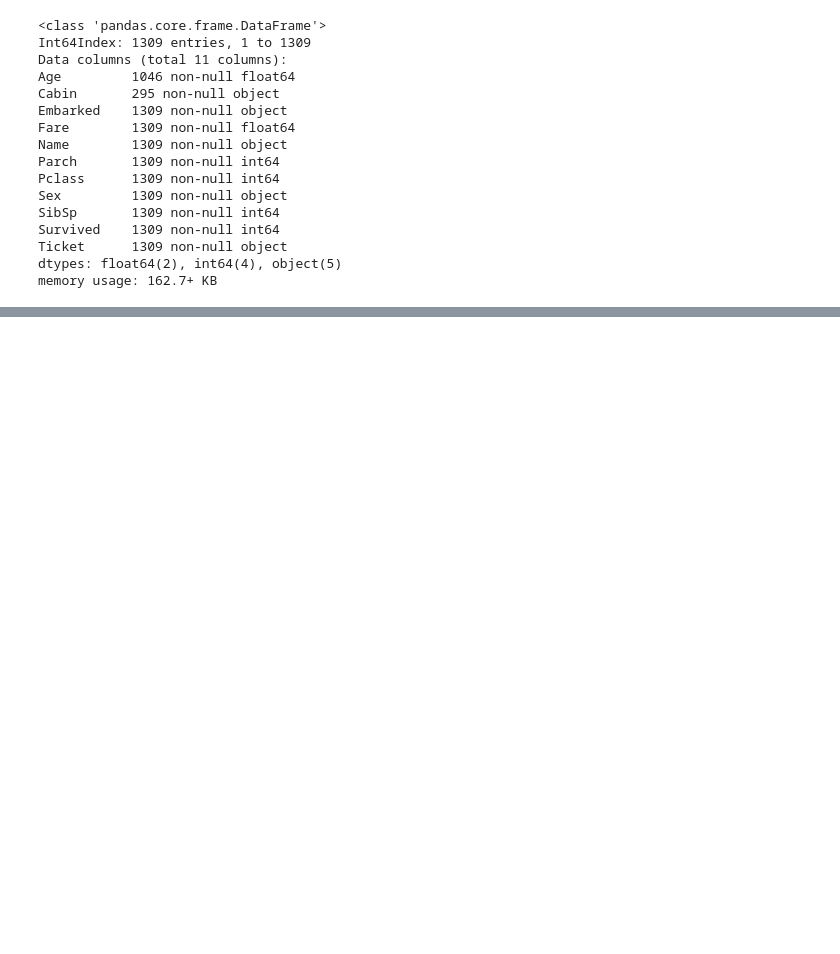
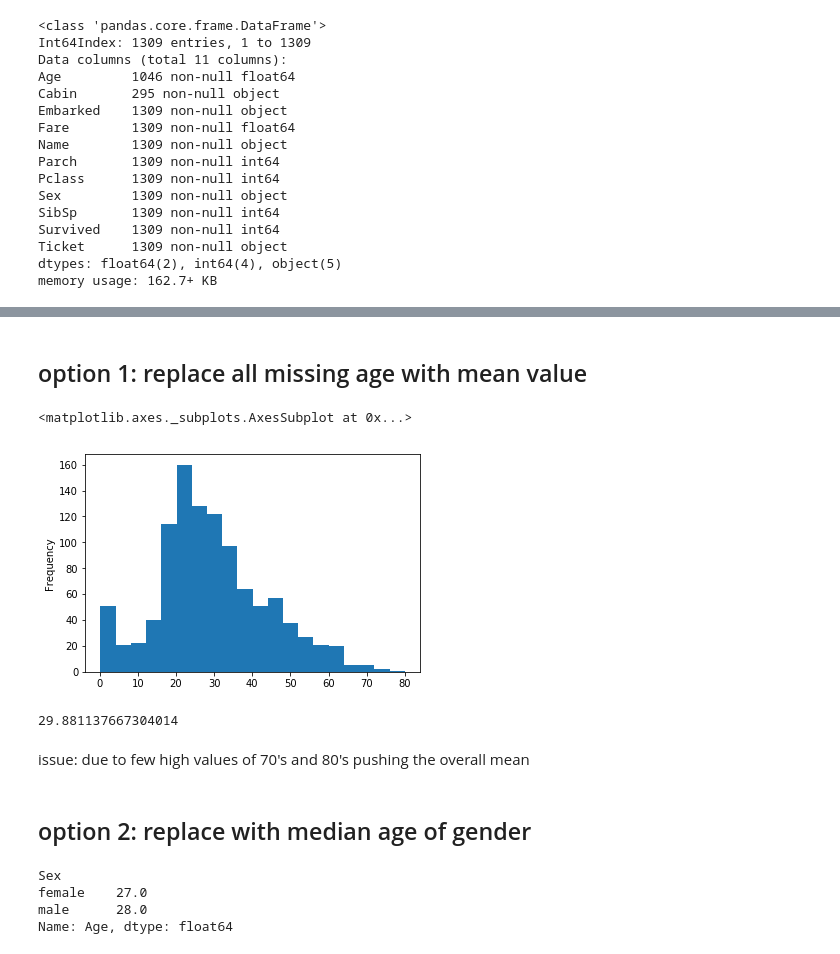
Before and after one commit to alabetskiy/Titanic, a Jupyter notebook: notebooks/2.0-ak-exploring-processing-data.ipynb, the cells around one changed output, grey strips where cells are left out. Drawn from its saved outputs; the diff is of its cells as text; code cells hidden in the pictures; blank space fills up the shorter version.

Commit message:
Treating missing values in Age column

```diff
--- a/notebooks/2.0-ak-exploring-processing-data.ipynb
+++ b/notebooks/2.0-ak-exploring-processing-data.ipynb
@@ -670,0 +701,14 @@ memory usage: 162.7+ KB
+# %% [markdown]
+## option 1: replace all missing age with mean value
+# %%
+df.Age.plot(kind="hist", bins=20)
+# %% [output]
+<matplotlib.axes._subplots.AxesSubplot at 0x...>
+[figure, added]
+# %%
+#get mean (mean is easly affected by extreme values)
+df.Age.mean()
+# %% [output]
+29.881137667304014
+# %% [markdown]
+issue: due to few high values of 70's and 80's pushing the overall mean
@@ -670,0 +718,10 @@ memory usage: 162.7+ KB
+# %% [markdown]
+## option 2: replace with median age of gender
+# %%
+# Get median
+df.groupby("Sex").Age.median()
+# %% [output]
+Sex
+female    27.0
+male      28.0
+Name: Age, dtype: float64
```
Also changed, not shown: parts of 14 cells of this notebook.
